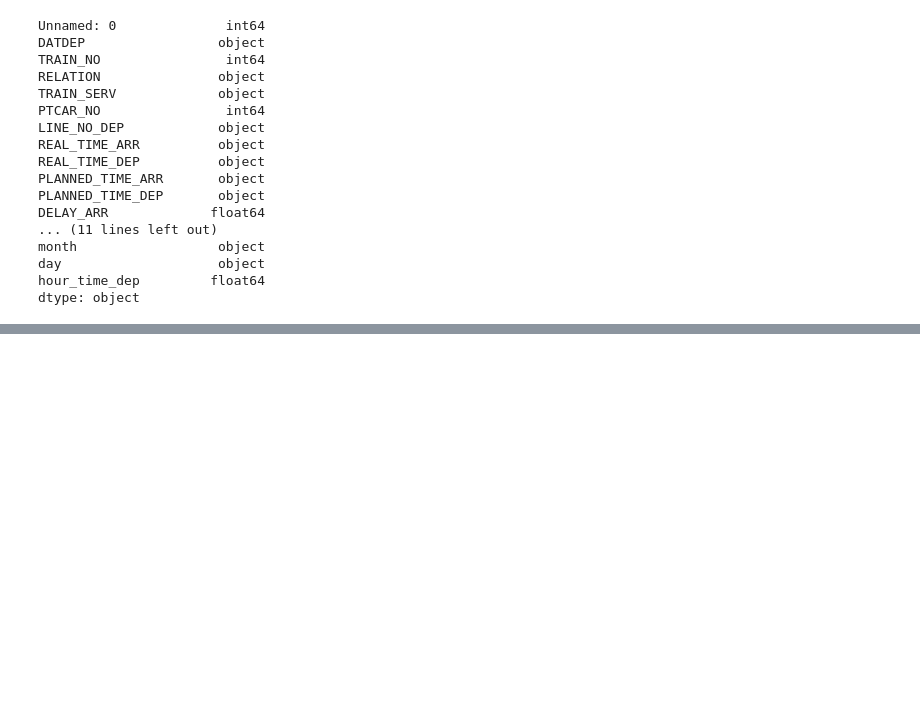
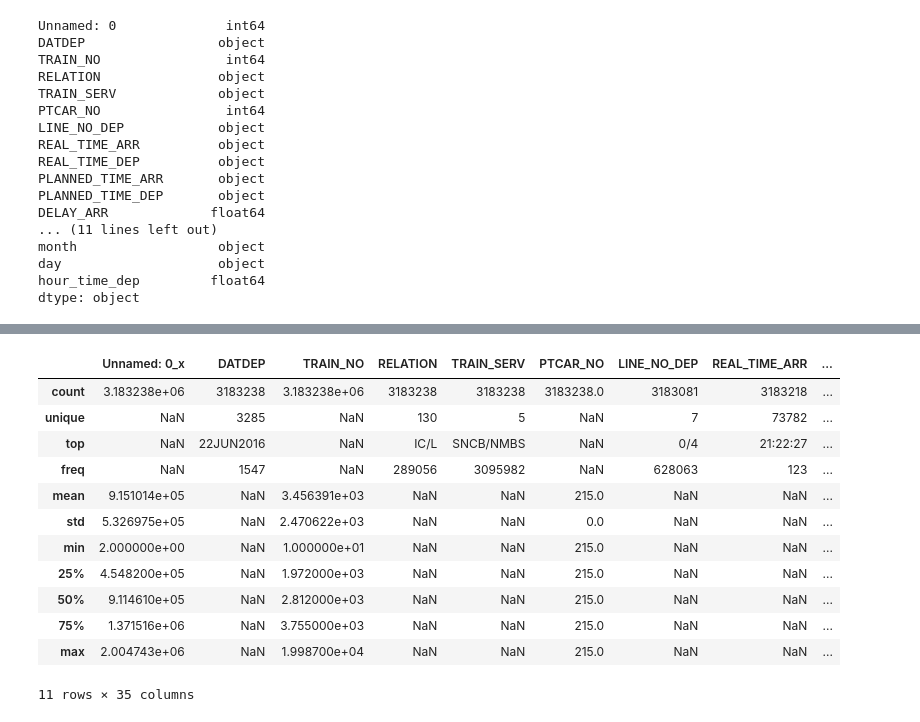
Before and after one commit to ilse-espino/train_delays_belgium, a Jupyter notebook: add_datetime_delays.ipynb, the cells around one changed output, grey strips where cells are left out. Cells and saved outputs as stored; diff of their text form; code cells hidden in the pictures; blank space fills up the shorter version.

Commit message:
merge tables

```diff
--- a/add_datetime_delays.ipynb
+++ b/add_datetime_delays.ipynb
@@ -71,0 +74,2 @@ dtype: object
+# %%
+df_all = pd.merge(df, df_regions, how="left", left_on = ["destination"], right_on = ["train_stations" ])
@@ -71,0 +86,2 @@ dtype: object
+# %%
+df_weather = pd.read_csv("/Users/ilseeb/Downloads/Train Punctuality Data/weather_data.csv")
@@ -71,0 +102,4 @@ dtype: object
+# %%
+df_all["year"] = df_all["year"].astype(int)
+df_all["month"] = df_all["month"].astype(int)
+df_all["day"] = df_all["day"].astype(int)
@@ -71,0 +126,2 @@ dtype: object
+# %%
+df_all_2 = pd.merge(df_all, df_weather, how="left", left_on = ["year", "month", "day", "hour_time_dep"], right_on = ["year", "month", "day", "time"])
@@ -71,0 +138,16 @@ dtype: object
+# %%
+df_all_2.describe(include="all")
+# %% [output]
+|  | Unnamed: 0_x | DATDEP | TRAIN_NO | RELATION | TRAIN_SERV | PTCAR_NO | LINE_NO_DEP | REAL_TIME_ARR | ... |
+| count | 3.183238e+06 | 3183238 | 3.183238e+06 | 3183238 | 3183238 | 3183238.0 | 3183081 | 3183218 | ... |
+| unique | NaN | 3285 | NaN | 130 | 5 | NaN | 7 | 73782 | ... |
+| top | NaN | 22JUN2016 | NaN | IC/L | SNCB/NMBS | NaN | 0/4 | 21:22:27 | ... |
+| freq | NaN | 1547 | NaN | 289056 | 3095982 | NaN | 628063 | 123 | ... |
+| mean | 9.151014e+05 | NaN | 3.456391e+03 | NaN | NaN | 215.0 | NaN | NaN | ... |
+| std | 5.326975e+05 | NaN | 2.470622e+03 | NaN | NaN | 0.0 | NaN | NaN | ... |
+| min | 2.000000e+00 | NaN | 1.000000e+01 | NaN | NaN | 215.0 | NaN | NaN | ... |
+| 25% | 4.548200e+05 | NaN | 1.972000e+03 | NaN | NaN | 215.0 | NaN | NaN | ... |
+| 50% | 9.114610e+05 | NaN | 2.812000e+03 | NaN | NaN | 215.0 | NaN | NaN | ... |
+| 75% | 1.371516e+06 | NaN | 3.755000e+03 | NaN | NaN | 215.0 | NaN | NaN | ... |
+| max | 2.004743e+06 | NaN | 1.998700e+04 | NaN | NaN | 215.0 | NaN | NaN | ... |
+11 rows × 35 columns
```
Also changed, not shown: parts of 5 cells of this notebook, 1 other file.
